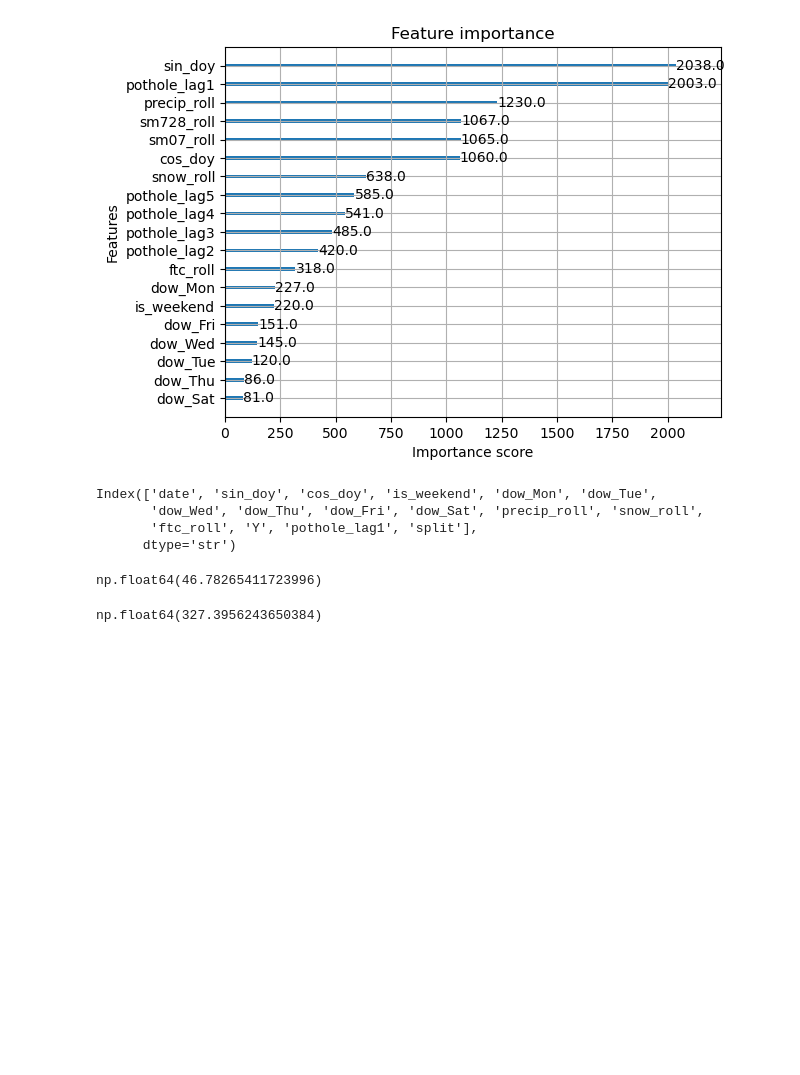
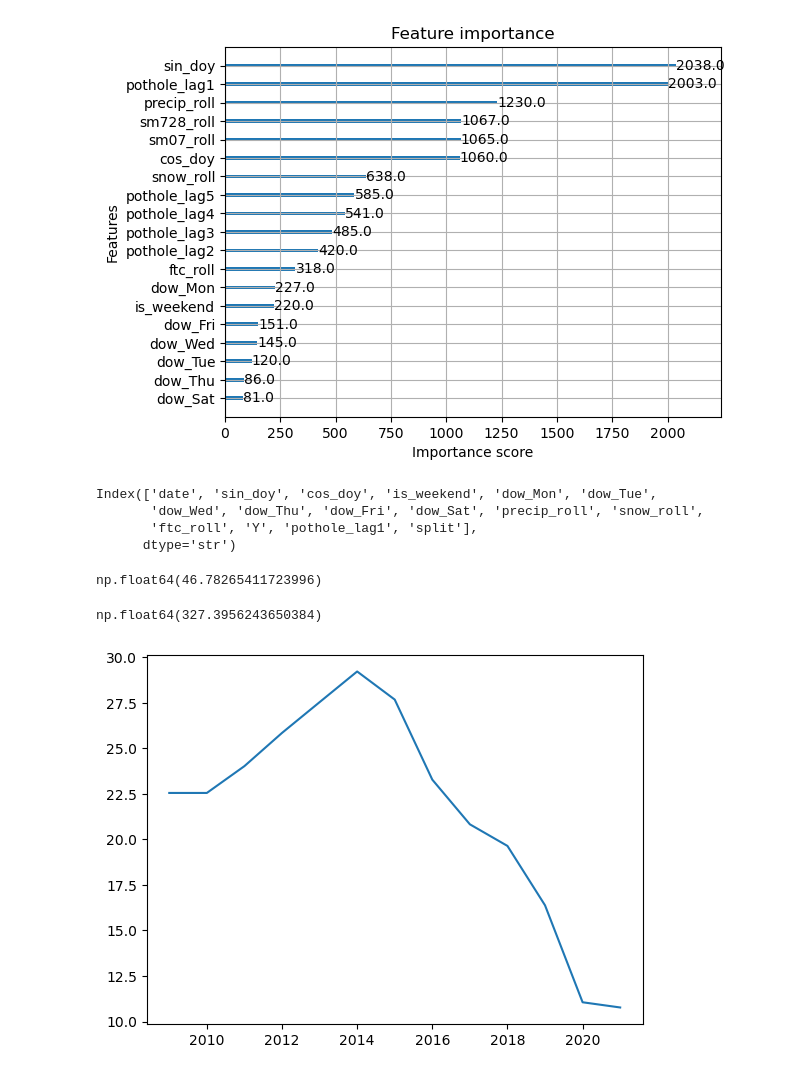
Before and after one commit to Erdos-Projects/spring-2026-dc-311, a Jupyter notebook: 4_modeling.ipynb, the cells around one changed output. Drawn from its saved outputs; the diff is of its cells as text; code cells hidden in the pictures; blank space fills up the shorter version.

```diff
--- a/4_modeling.ipynb
+++ b/4_modeling.ipynb
@@ -131,3 +136,29 @@ np.float64(46.78265411723996)
 ((y_val[1:][::7] - y_val_pred[:-1][::7])**2).mean()
 # %% [output]
 np.float64(327.3956243650384)
+# %%
+start_years = [2009 + i for i in range(0, 13)]
+error_frames = []
+from tqdm import tqdm
+for start_year in tqdm(start_years, desc="Looping through start years"):
+    train_mask = train_df.date > date(start_year, 1, 1)
+
+    model.fit(X_train[train_mask], y_train[train_mask])
+    y_val_pred = model.predict(X_val, recursive=True, horizon_h=7)
+
+    errors = y_val - y_val_pred  # positive = underprediction
+
+    error_frames.append(pd.DataFrame({
+        "year": start_year,
+        "error": errors,
+    }))
+# %%
+# are the means truly higher?
+rolling_means = []
+for y in tqdm(start_years, desc="Looping through start years"):
+    rolling_means.append(np.mean(y_train[train_df.date > date(y, 1, 1)]))
+# %%
+plt.plot(start_years, rolling_means)
+plt.show()
+# %% [output]
+[figure, added]
```
Also changed, not shown: parts of 5 cells of this notebook, 18 other files.
